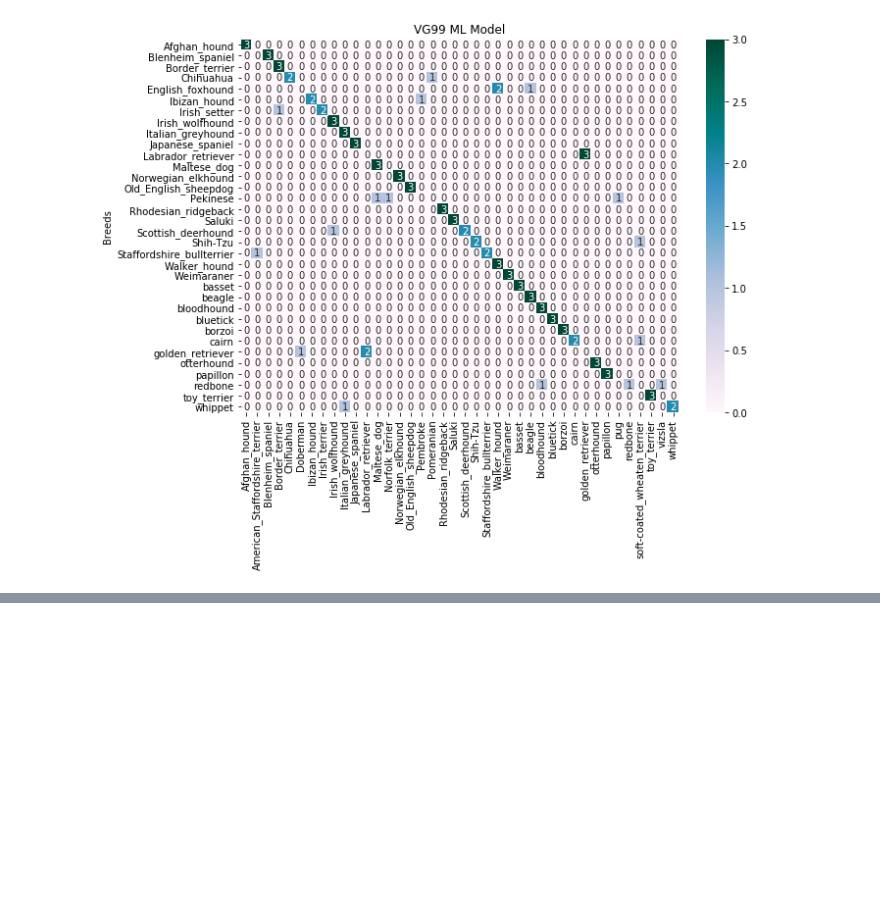
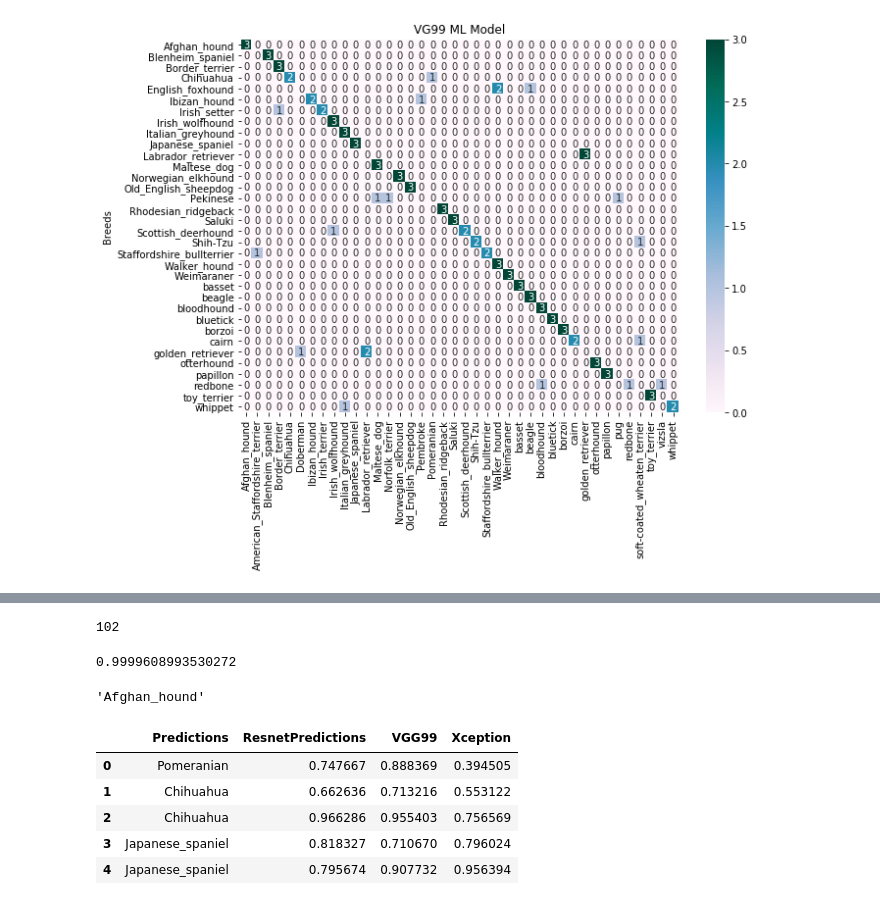
Before and after one commit to wuhua123/MachineLearning_Project, a Jupyter notebook: Final Project.ipynb, the cells around one changed output, grey strips where cells are left out. Cells and saved outputs as stored; diff of their text form; code cells hidden in the pictures; blank space fills up the shorter version.

```diff
--- a/Final Project.ipynb
+++ b/Final Project.ipynb
@@ -130,2 +221,27 @@ sn.heatmap(df_cm, annot=True, cmap="PuBuGn" )
 # %%
-df1.Predictions.count
+df1.Predictions.count()
+# %% [output]
+102
+# %%
+df1.Result.max()
+# %% [output]
+0.9999608993530272
+# %%
+df1.Predictions.min()
+# %% [output]
+'Afghan_hound'
+# %%
+ML_Stats = pd.DataFrame({"Predictions": df1["Predictions"],
+                          "ResnetPredictions":df1["Result"],
+                          "VGG99": df5["Result"],
+                          "Xception": df6['Result'],
+                         })
+
+ML_Stats.head()
+# %% [output]
+|  | Predictions | ResnetPredictions | VGG99 | Xception |
+| 0 | Pomeranian | 0.747667 | 0.888369 | 0.394505 |
+| 1 | Chihuahua | 0.662636 | 0.713216 | 0.553122 |
+| 2 | Chihuahua | 0.966286 | 0.955403 | 0.756569 |
+| 3 | Japanese_spaniel | 0.818327 | 0.710670 | 0.796024 |
+| 4 | Japanese_spaniel | 0.795674 | 0.907732 | 0.956394 |
```
Also changed, not shown: parts of 27 cells of this notebook, 3 other files.
